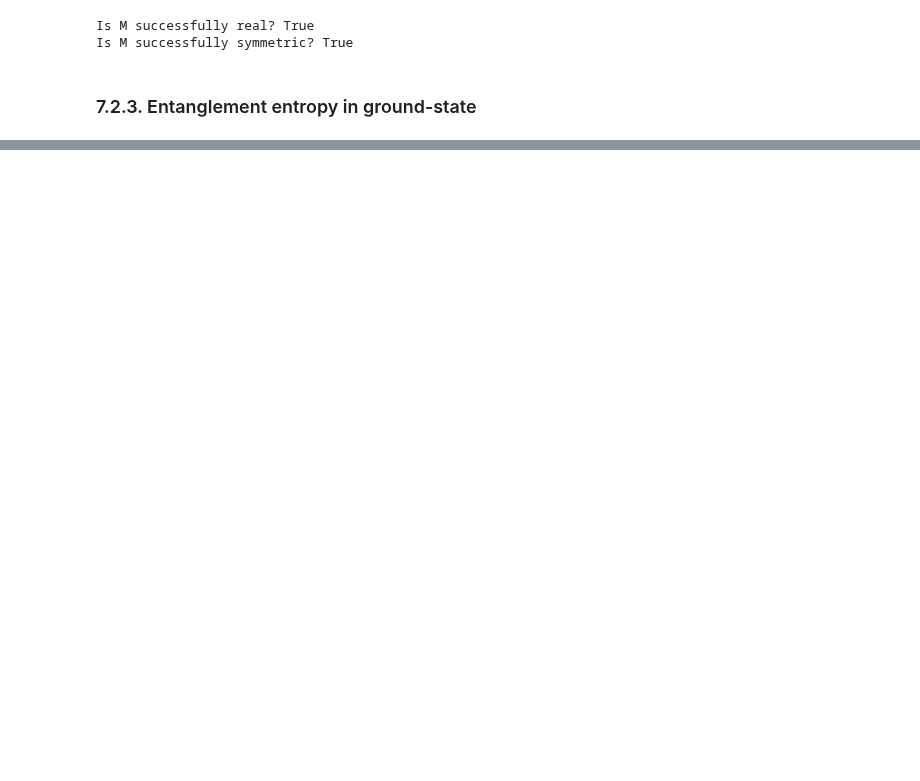
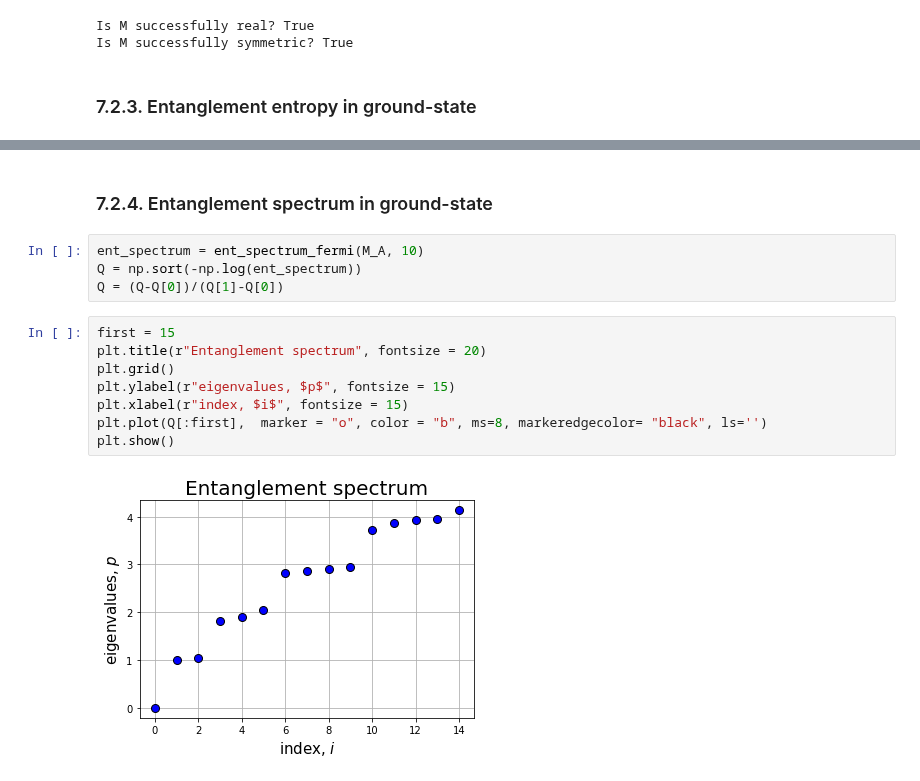
Before and after one commit to sofiagonga/many-body_entanglement_TN, a Jupyter notebook: TN_tutorial7.ipynb, the cells around one changed output, grey strips where cells are left out. Cells and saved outputs as stored; diff of their text form; blank space fills up the shorter version.

```diff
--- a/TN_tutorial7.ipynb
+++ b/TN_tutorial7.ipynb
@@ -305,0 +300,16 @@ plt.show()
+# %% [markdown]
+### 7.2.4. Entanglement spectrum in ground-state
+# %%
+ent_spectrum = ent_spectrum_fermi(M_A, 10)
+Q = np.sort(-np.log(ent_spectrum))
+Q = (Q-Q[0])/(Q[1]-Q[0])
+# %%
+first = 15
+plt.title(r"Entanglement spectrum", fontsize = 20)
+plt.grid()
+plt.ylabel(r"eigenvalues, $p$", fontsize = 15)
+plt.xlabel(r"index, $i$", fontsize = 15)
+plt.plot(Q[:first],  marker = "o", color = "b", ms=8, markeredgecolor= "black", ls='')
+plt.show()
+# %% [output]
+[figure, added]
```
Also changed, not shown: parts of 11 cells of this notebook.
